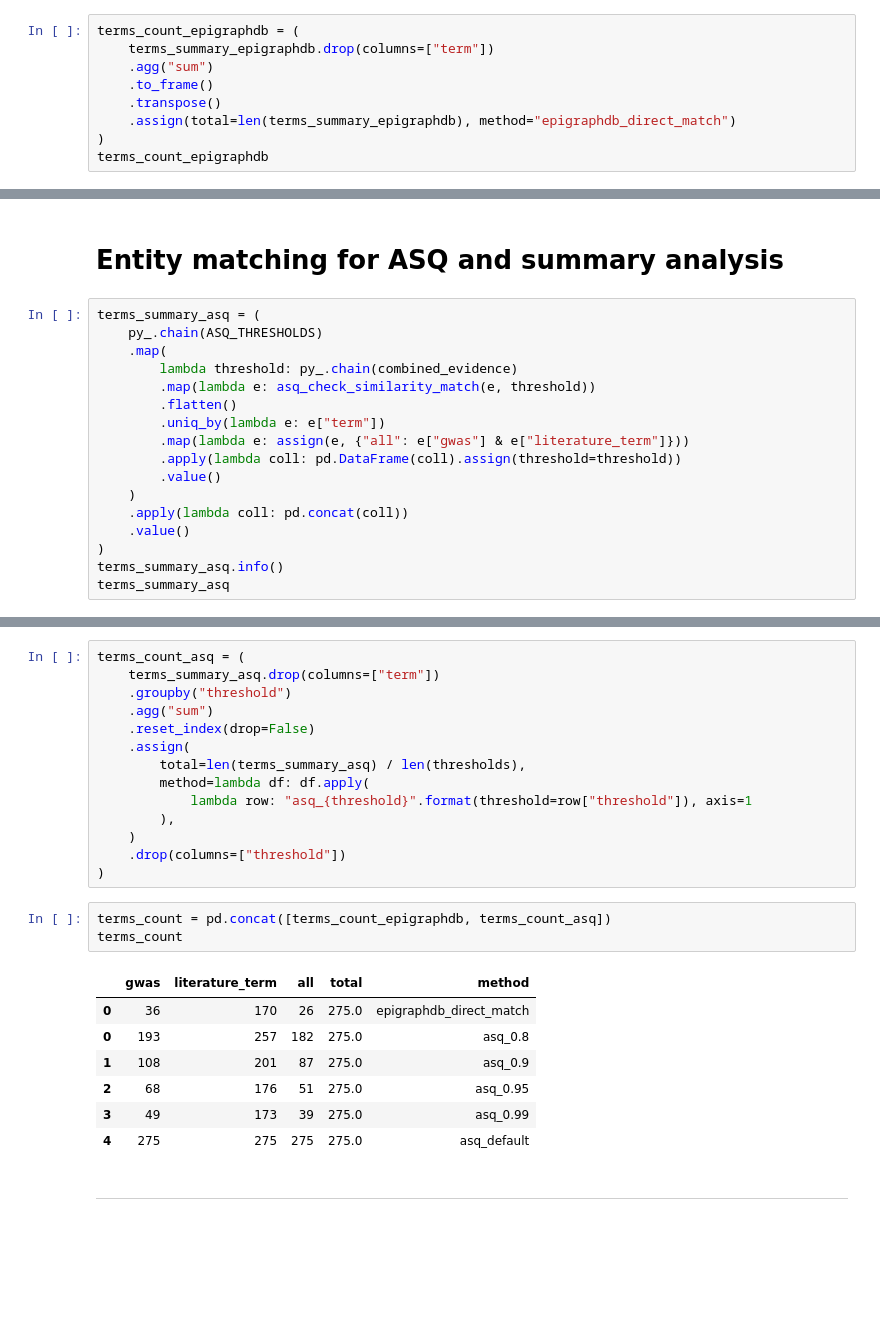
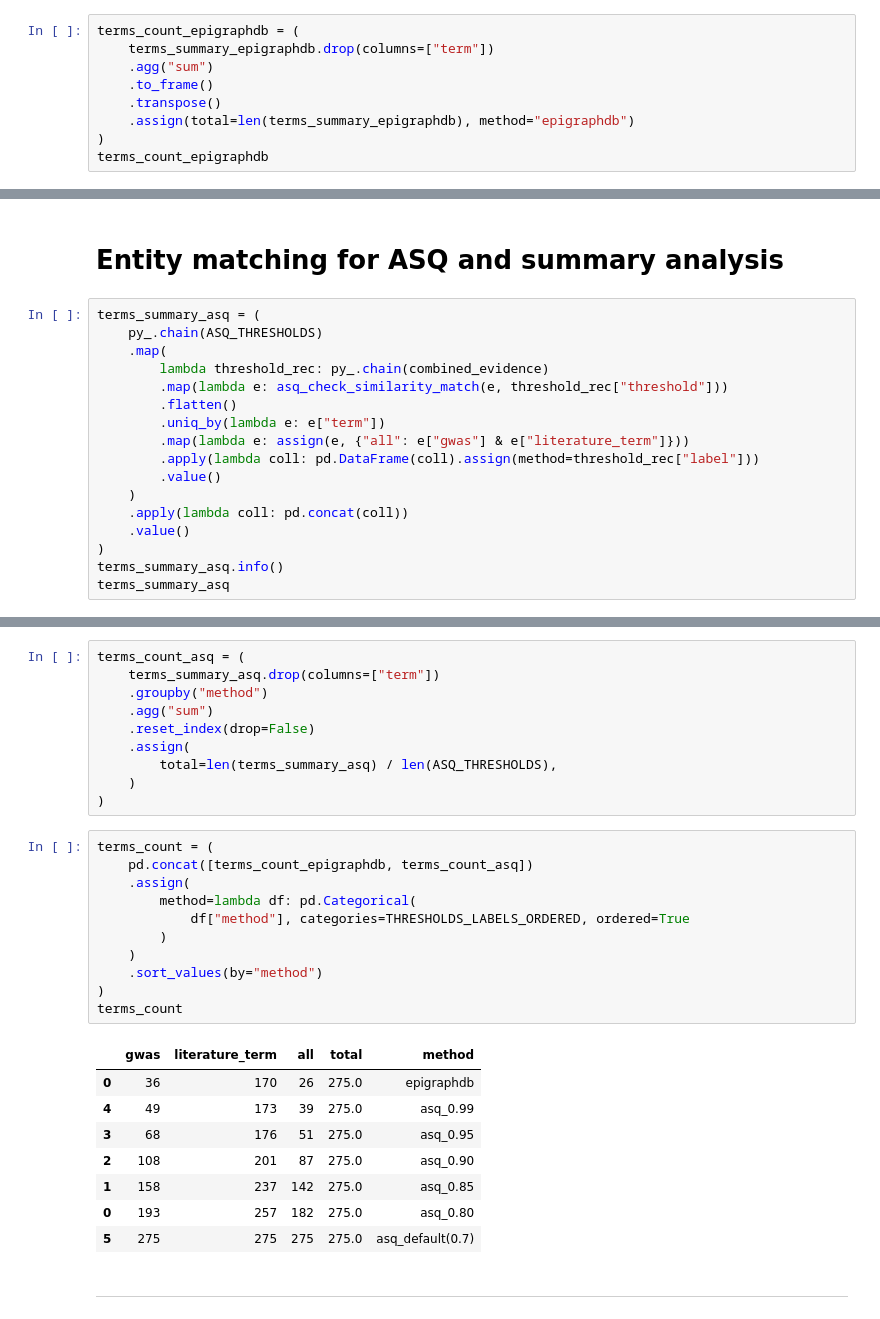
Before and after one commit to MRCIEU/epigraphdb-asq, a Jupyter notebook: analysis/notebooks/manuscript/empirical-analysis-1-compare-entity-retrieval.ipynb, the cells around one changed output, grey strips where cells are left out. Drawn from its saved outputs; the diff is of its cells as text; blank space fills up the shorter version.

```diff
--- a/analysis/notebooks/manuscript/empirical-analysis-1-compare-entity-retrieval.ipynb
+++ b/analysis/notebooks/manuscript/empirical-analysis-1-compare-entity-retrieval.ipynb
@@ -148,7 +148,7 @@ terms_count_epigraphdb = (
     .agg("sum")
     .to_frame()
     .transpose()
-    .assign(total=len(terms_summary_epigraphdb), method="epigraphdb_direct_match")
+    .assign(total=len(terms_summary_epigraphdb), method="epigraphdb")
 )
 terms_count_epigraphdb
 # %% [output]
@@ -162,12 +162,12 @@ terms_count_epigraphdb
 terms_summary_asq = (
     py_.chain(ASQ_THRESHOLDS)
     .map(
-        lambda threshold: py_.chain(combined_evidence)
-        .map(lambda e: asq_check_similarity_match(e, threshold))
+        lambda threshold_rec: py_.chain(combined_evidence)
+        .map(lambda e: asq_check_similarity_match(e, threshold_rec["threshold"]))
         .flatten()
         .uniq_by(lambda e: e["term"])
         .map(lambda e: assign(e, {"all": e["gwas"] & e["literature_term"]}))
-        .apply(lambda coll: pd.DataFrame(coll).assign(threshold=threshold))
+        .apply(lambda coll: pd.DataFrame(coll).assign(method=threshold_rec["label"]))
         .value()
     )
     .apply(lambda coll: pd.concat(coll))
@@ -204,28 +204,33 @@ memory usage: 36.3+ KB
 # %%
 terms_count_asq = (
     terms_summary_asq.drop(columns=["term"])
-    .groupby("threshold")
+    .groupby("method")
     .agg("sum")
     .reset_index(drop=False)
     .assign(
-        total=len(terms_summary_asq) / len(thresholds),
-        method=lambda df: df.apply(
-            lambda row: "asq_{threshold}".format(threshold=row["threshold"]), axis=1
-        ),
+        total=len(terms_summary_asq) / len(ASQ_THRESHOLDS),
     )
-    .drop(columns=["threshold"])
 )
 # %%
-terms_count = pd.concat([terms_count_epigraphdb, terms_count_asq])
+terms_count = (
+    pd.concat([terms_count_epigraphdb, terms_count_asq])
+    .assign(
+        method=lambda df: pd.Categorical(
+            df["method"], categories=THRESHOLDS_LABELS_ORDERED, ordered=True
+        )
+    )
+    .sort_values(by="method")
+)
 terms_count
 # %% [output]
 |  | gwas | literature_term | all | total | method |
-| 0 | 36 | 170 | 26 | 275.0 | epigraphdb_direct_match |
-| 0 | 193 | 257 | 182 | 275.0 | asq_0.8 |
-| 1 | 108 | 201 | 87 | 275.0 | asq_0.9 |
-| 2 | 68 | 176 | 51 | 275.0 | asq_0.95 |
-| 3 | 49 | 173 | 39 | 275.0 | asq_0.99 |
-| 4 | 275 | 275 | 275 | 275.0 | asq_default |
+| 0 | 36 | 170 | 26 | 275.0 | epigraphdb |
+| 4 | 49 | 173 | 39 | 275.0 | asq_0.99 |
+| 3 | 68 | 176 | 51 | 275.0 | asq_0.95 |
+| 2 | 108 | 201 | 87 | 275.0 | asq_0.90 |
+| 1 | 158 | 237 | 142 | 275.0 | asq_0.85 |
+| 0 | 193 | 257 | 182 | 275.0 | asq_0.80 |
+| 5 | 275 | 275 | 275 | 275.0 | asq_default(0.7) |
 # %% [markdown]
 ----
 # %% [markdown]
```
Also changed, not shown: parts of 3 cells of this notebook, 3 other files.
